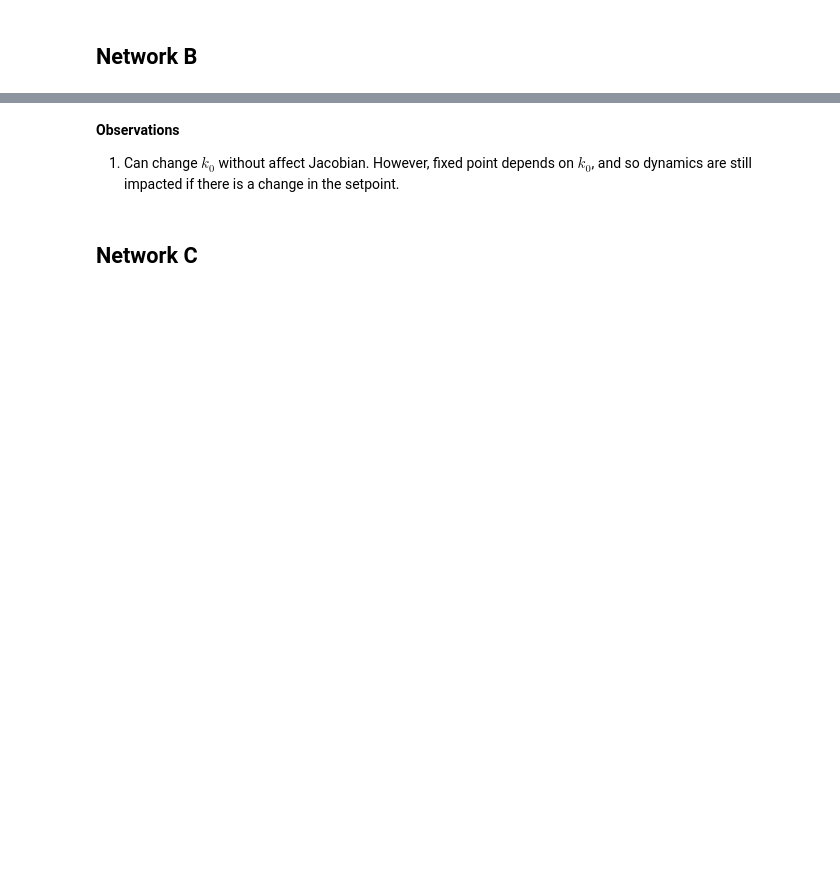
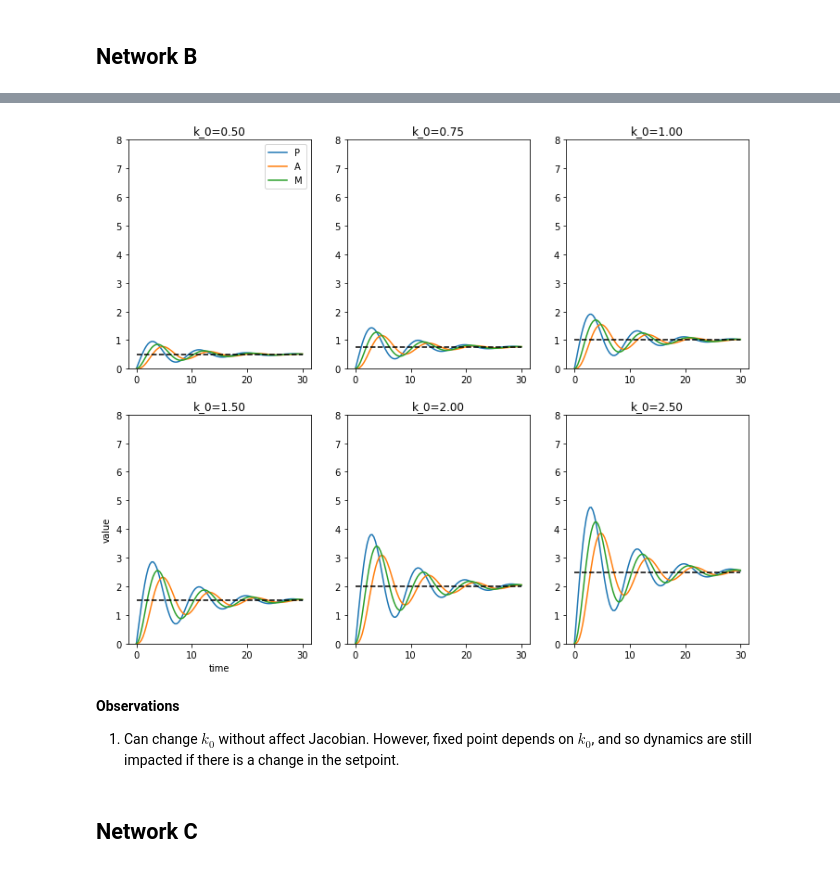
Before and after one commit to sys-bio/ComplexSystems, a Jupyter notebook: notebooks/Integral Control Analysis.ipynb, the cells around one changed output, grey strips where cells are left out. Cells and saved outputs as stored; diff of their text form; code cells hidden in the pictures; blank space fills up the shorter version.

```diff
--- a/notebooks/Integral Control Analysis.ipynb
+++ b/notebooks/Integral Control Analysis.ipynb
@@ -369,3 +478,7 @@ jacobianMat.eigenvals()
+# %%
+plotk0(NET_B)
+# %% [output]
+[figure, added]
 # %% [markdown]
 **Observations**
 1. Can change $k_0$ without affect Jacobian. However, fixed point depends on $k_0$, and so dynamics are still impacted if there is a change in the setpoint.
```
Also changed, not shown: parts of 38 cells of this notebook.
